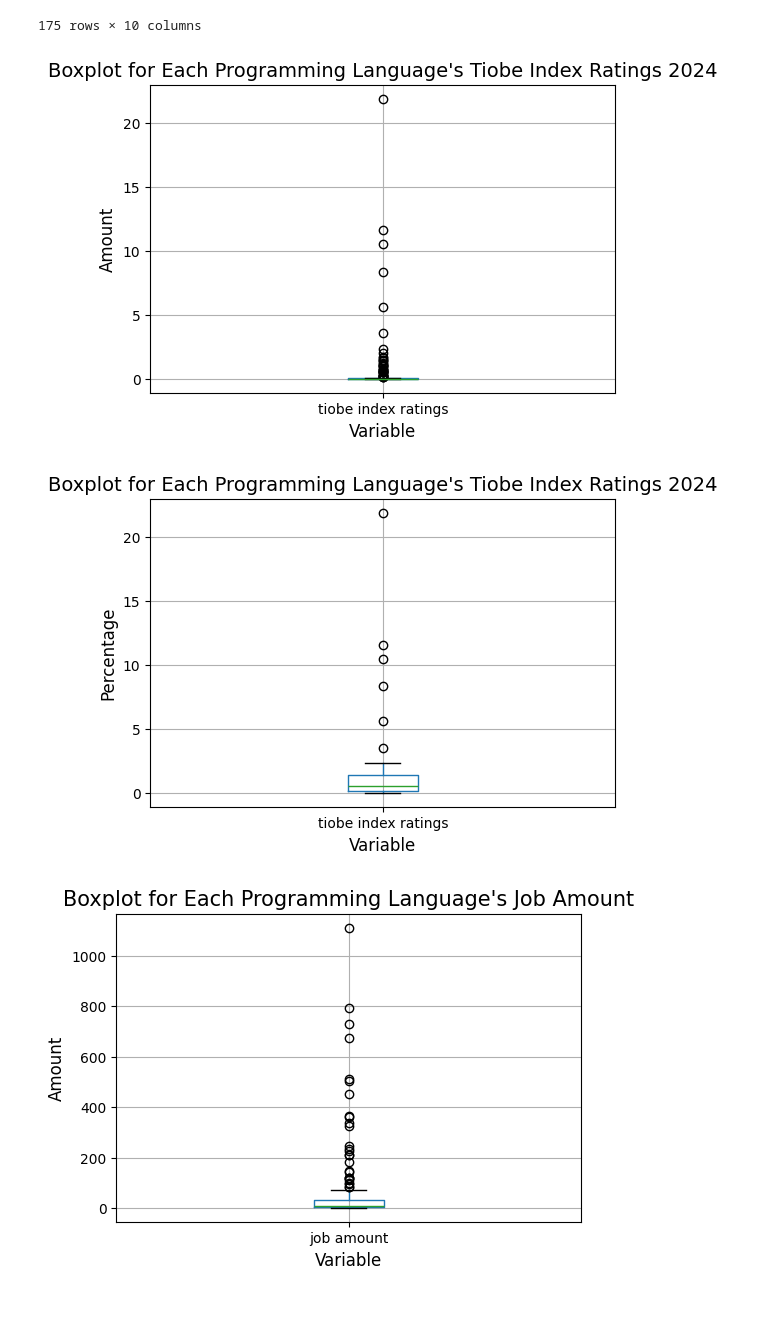
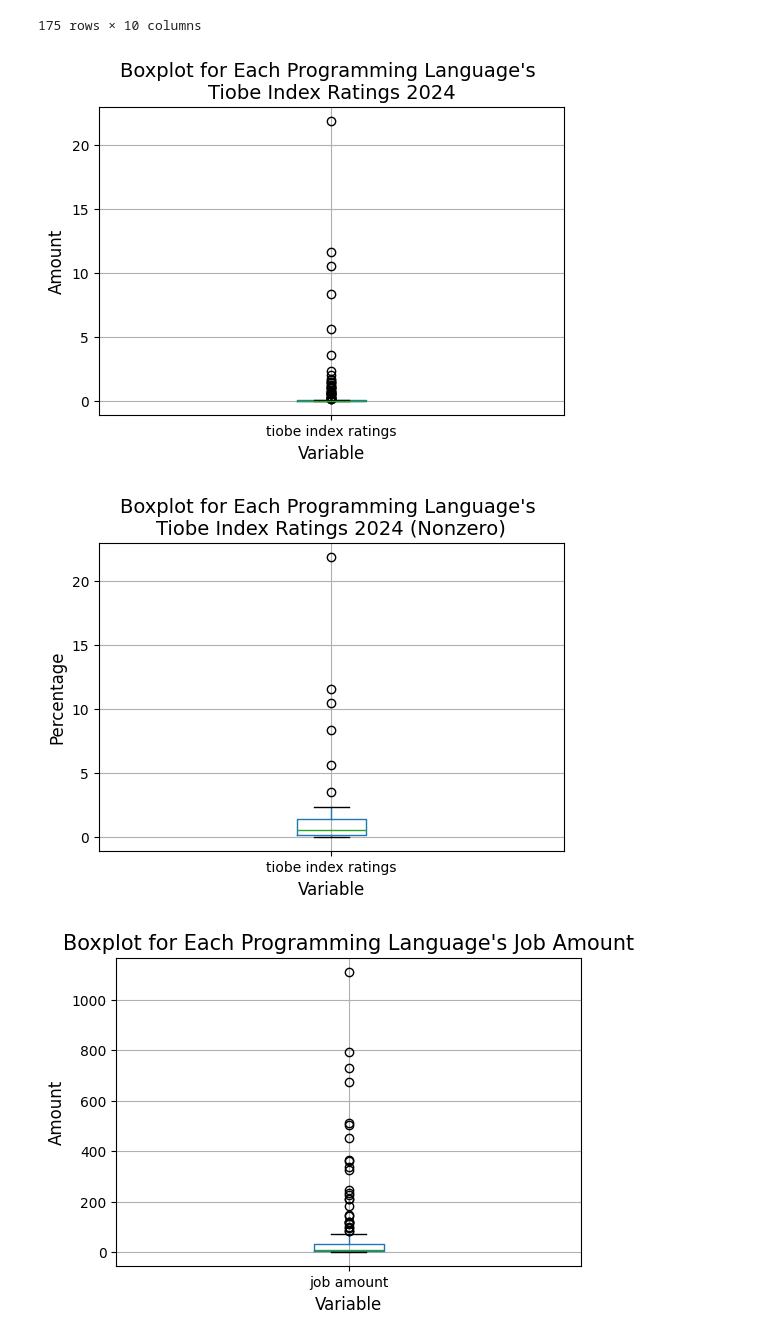
Before and after one commit to Ella-Raputri/FoDS-FinalProject, a Jupyter notebook: EDA/plot1.ipynb, the cells around one changed output. Drawn from its saved outputs; the diff is of its cells as text; code cells hidden in the pictures; blank space fills up the shorter version.

```diff
--- a/EDA/plot1.ipynb
+++ b/EDA/plot1.ipynb
@@ -23,14 +23,14 @@ df
 # %%
 # All Tiobe Index Ratings
 
 plt.figure(figsize = (6,4))
 df[["tiobe index ratings"]].boxplot()
-plt.title("Boxplot for Each Programming Language's Tiobe Index Ratings 2024", fontsize = 14)
+plt.title("Boxplot for Each Programming Language's \nTiobe Index Ratings 2024", fontsize = 14)
 plt.xlabel("Variable", fontsize = 12)
 plt.ylabel("Amount", fontsize = 12)
 plt.show()
 # %% [output]
-[figure, old version]
+[figure, new version]
 # %%
 # All NonZero Tiobe Index Ratings
 
@@ -38,12 +38,12 @@ plt.figure(figsize = (6,4))
 nonzero = df[df["tiobe index ratings"] > 0]
 nonzero[["tiobe index ratings"]].boxplot()
 
-plt.title("Boxplot for Each Programming Language's Tiobe Index Ratings 2024", fontsize = 14)
+plt.title("Boxplot for Each Programming Language's \nTiobe Index Ratings 2024 (Nonzero)", fontsize = 14)
 plt.xlabel("Variable", fontsize = 12)
 plt.ylabel("Percentage", fontsize = 12)
 plt.show()
 # %% [output]
-[figure, old version]
+[figure, new version]
 # %%
 # All Job Amounts
 plt.figure(figsize = (6,4))
```
Also changed, not shown: parts of 10 cells of this notebook, 6 other files.
